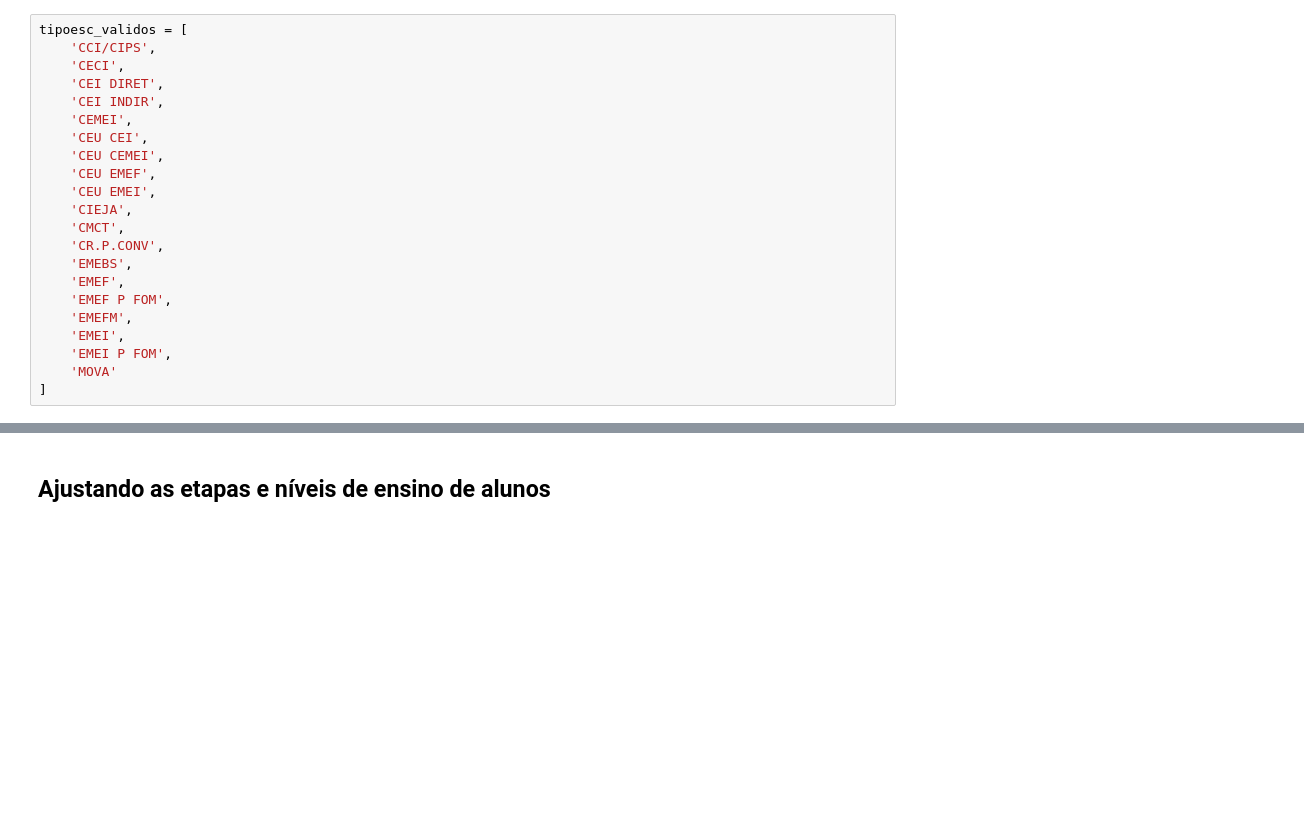
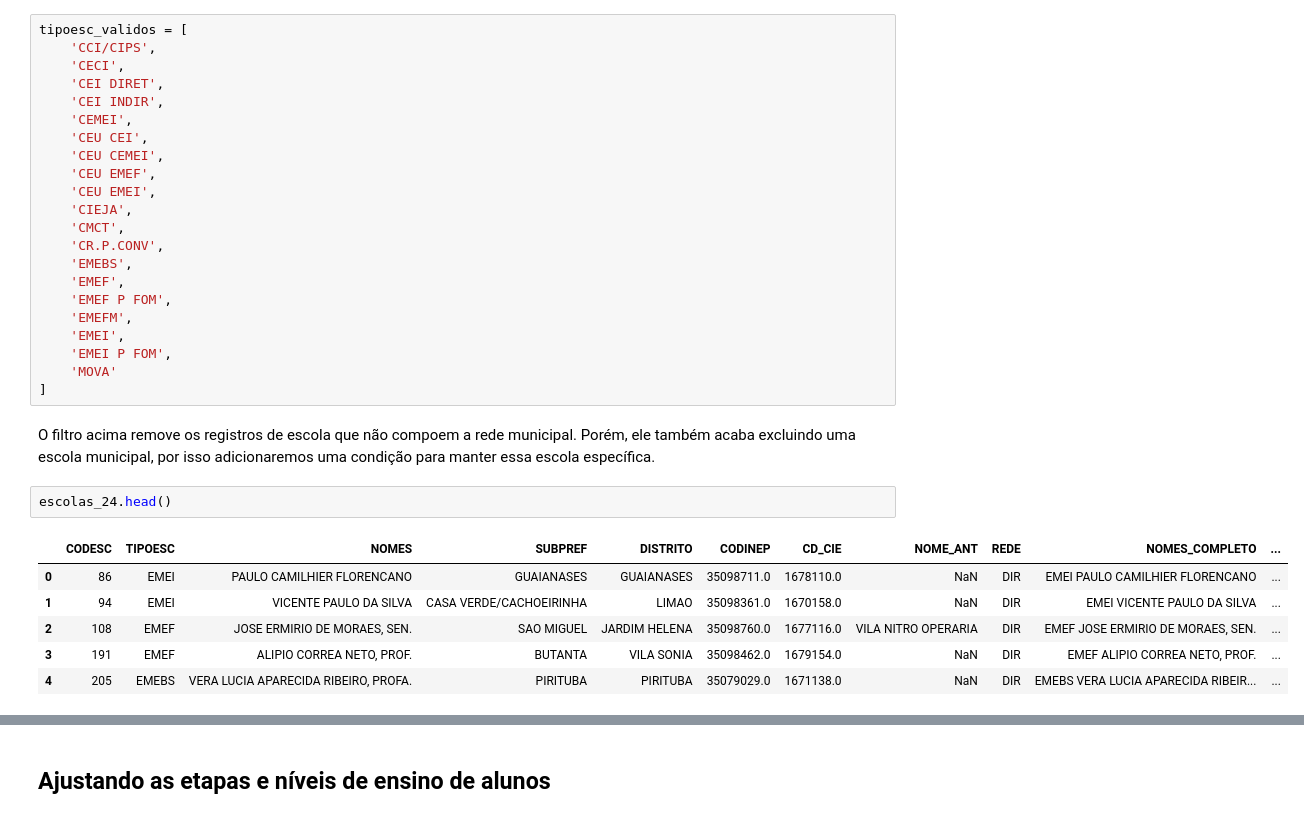
Before and after one commit to ObservatorioPoliticasTCM/datasp-dados, a Jupyter notebook: notebooks_outputs/educacao/03 conversao de siglas.ipynb, the cells around one changed output, grey strips where cells are left out. Saved outputs shown, nothing was run; the diff lists cells and outputs as text; blank space fills up the shorter version.

```diff
--- a/notebooks_outputs/educacao/03 conversao de siglas.ipynb
+++ b/notebooks_outputs/educacao/03 conversao de siglas.ipynb
@@ -64,3 +66,14 @@ tipoesc_validos = [
     'EMEI P FOM',
     'MOVA'
 ]
+# %% [markdown]
+O filtro acima remove os registros de escola que não compoem a rede municipal. Porém, ele também acaba excluindo uma escola municipal, por isso adicionaremos uma condição para manter essa escola específica.
+# %%
+escolas_24.head()
+# %% [output]
+|  | CODESC | TIPOESC | NOMES | SUBPREF | DISTRITO | CODINEP | CD_CIE | NOME_ANT | REDE | NOMES_COMPLETO | ... |
+| 0 | 86 | EMEI | PAULO CAMILHIER FLORENCANO | GUAIANASES | GUAIANASES | 35098711.0 | 1678110.0 | NaN | DIR | EMEI PAULO CAMILHIER FLORENCANO | ... |
+| 1 | 94 | EMEI | VICENTE PAULO DA SILVA | CASA VERDE/CACHOEIRINHA | LIMAO | 35098361.0 | 1670158.0 | NaN | DIR | EMEI VICENTE PAULO DA SILVA | ... |
+| 2 | 108 | EMEF | JOSE ERMIRIO DE MORAES, SEN. | SAO MIGUEL | JARDIM HELENA | 35098760.0 | 1677116.0 | VILA NITRO OPERARIA | DIR | EMEF JOSE ERMIRIO DE MORAES, SEN. | ... |
+| 3 | 191 | EMEF | ALIPIO CORREA NETO, PROF. | BUTANTA | VILA SONIA | 35098462.0 | 1679154.0 | NaN | DIR | EMEF ALIPIO CORREA NETO, PROF. | ... |
+| 4 | 205 | EMEBS | VERA LUCIA APARECIDA RIBEIRO, PROFA. | PIRITUBA | PIRITUBA | 35079029.0 | 1671138.0 | NaN | DIR | EMEBS VERA LUCIA APARECIDA RIBEIR... | ... |
```
Also changed, not shown: parts of 8 cells of this notebook, 1 other file.
